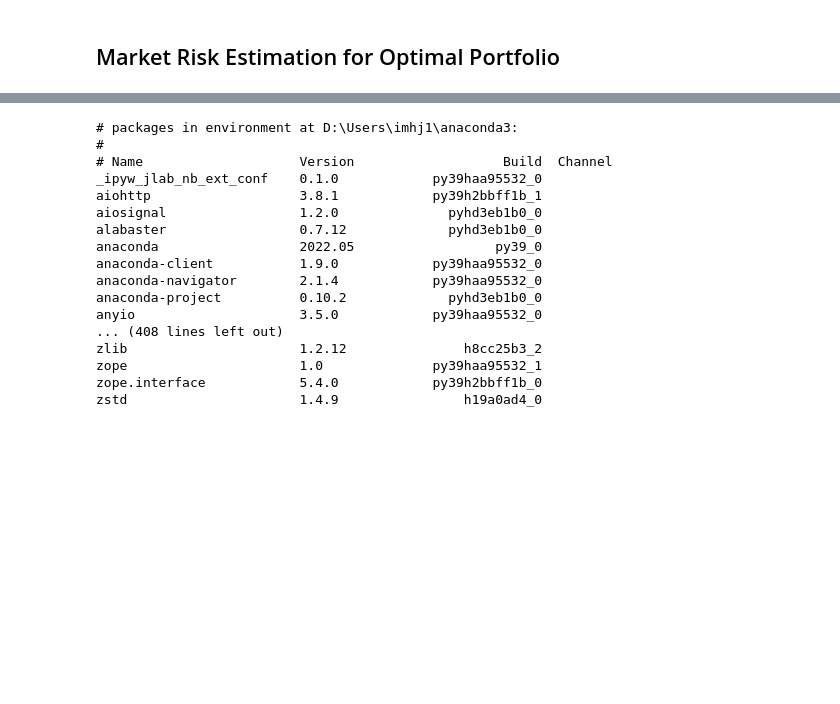
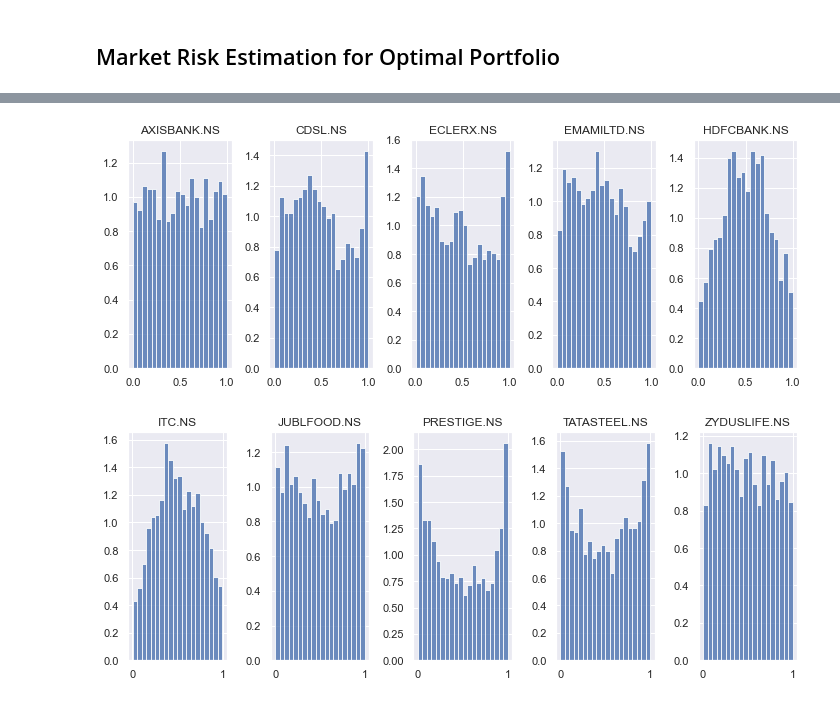
Before and after one commit to HarshitJaiswal1113/Portfolio-Optimization, a Jupyter notebook: OptimalPortfolio.ipynb, the cells around one changed output, grey strips where cells are left out. Cells and saved outputs as stored; diff of their text form; code cells hidden in the pictures; blank space fills up the shorter version.

```diff
--- a/OptimalPortfolio.ipynb
+++ b/OptimalPortfolio.ipynb
@@ -395,4 +393,4 @@ corr_matrix
 # %%
 from copulas.multivariate import GaussianMultivariate
 # %%
-copula = GaussianMultivariate(corr_matrix)
+copula = GaussianMultivariate()
@@ -541,20 +397,25 @@ Note: you may need to restart the kernel to use updated packages.
-# %%
-conda list
-# %% [output]
-# packages in environment at D:\Users\imhj1\anaconda3:
-#
-# Name                    Version                   Build  Channel
-_ipyw_jlab_nb_ext_conf    0.1.0            py39haa95532_0
-aiohttp                   3.8.1            py39h2bbff1b_1
-aiosignal                 1.2.0              pyhd3eb1b0_0
-alabaster                 0.7.12             pyhd3eb1b0_0
-anaconda                  2022.05                  py39_0
-anaconda-client           1.9.0            py39haa95532_0
-anaconda-navigator        2.1.4            py39haa95532_0
-anaconda-project          0.10.2             pyhd3eb1b0_0
-anyio                     3.5.0            py39haa95532_0
-... (408 lines left out)
-zlib                      1.2.12               h8cc25b3_2
-zope                      1.0              py39haa95532_1
-zope.interface            5.4.0            py39h2bbff1b_0
-zstd                      1.4.9                h19a0ad4_0
+# %%
+copula.fit(df_ret)
+# %%
+from copulas.visualization import hist_1d, side_by_side
+cdf_0 = copula.univariates[0].cdf(df_ret[df_ret.columns.values[0]])
+cdf_1 = copula.univariates[0].cdf(df_ret[df_ret.columns.values[1]])
+cdf_2 = copula.univariates[0].cdf(df_ret[df_ret.columns.values[2]])
+cdf_3 = copula.univariates[0].cdf(df_ret[df_ret.columns.values[3]])
+cdf_4 = copula.univariates[0].cdf(df_ret[df_ret.columns.values[4]])
+cdf_5 = copula.univariates[0].cdf(df_ret[df_ret.columns.values[5]])
+cdf_6 = copula.univariates[0].cdf(df_ret[df_ret.columns.values[6]])
+cdf_7 = copula.univariates[0].cdf(df_ret[df_ret.columns.values[7]])
+cdf_8 = copula.univariates[0].cdf(df_ret[df_ret.columns.values[8]])
+cdf_9 = copula.univariates[0].cdf(df_ret[df_ret.columns.values[9]])
+
+side_by_side(hist_1d, {df_ret.columns.values[0]: cdf_0, df_ret.columns.values[1]: cdf_1,
+                      df_ret.columns.values[2]: cdf_2, df_ret.columns.values[3]: cdf_3,
+                      df_ret.columns.values[4]: cdf_4})
+
+side_by_side(hist_1d, {df_ret.columns.values[5]: cdf_5,
+                      df_ret.columns.values[6]: cdf_6, df_ret.columns.values[7]: cdf_7,
+                      df_ret.columns.values[8]: cdf_8, df_ret.columns.values[9]: cdf_9})
+# %% [output]
+[figure, added]
+[figure, added]
```
Also changed, not shown: parts of 56 cells of this notebook.
